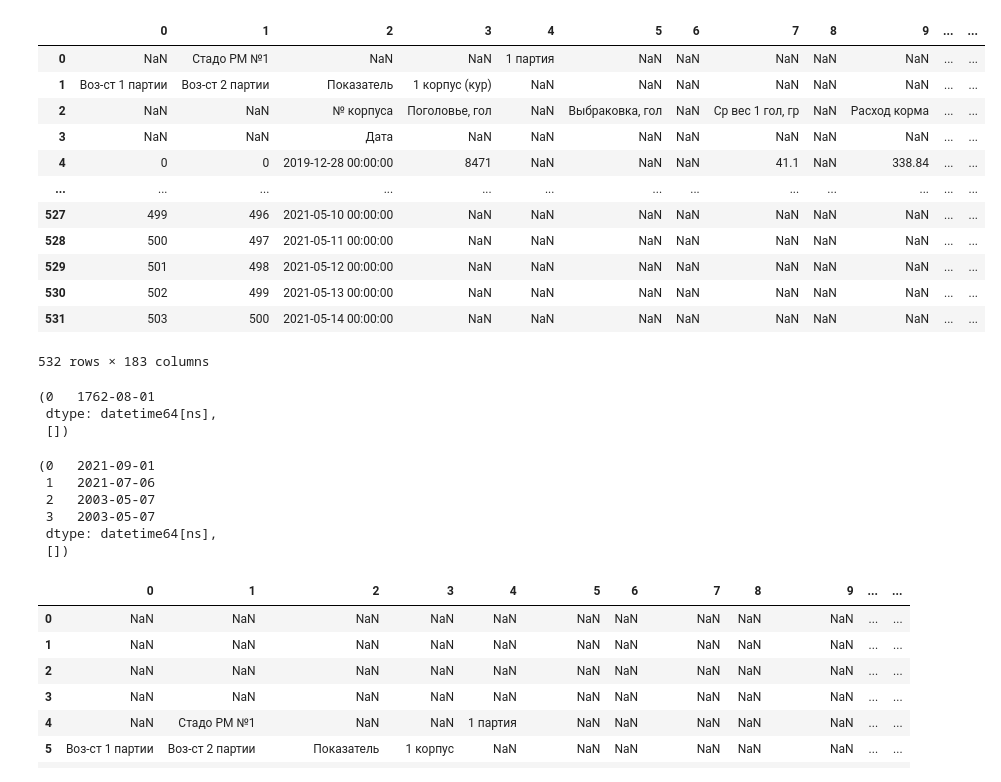
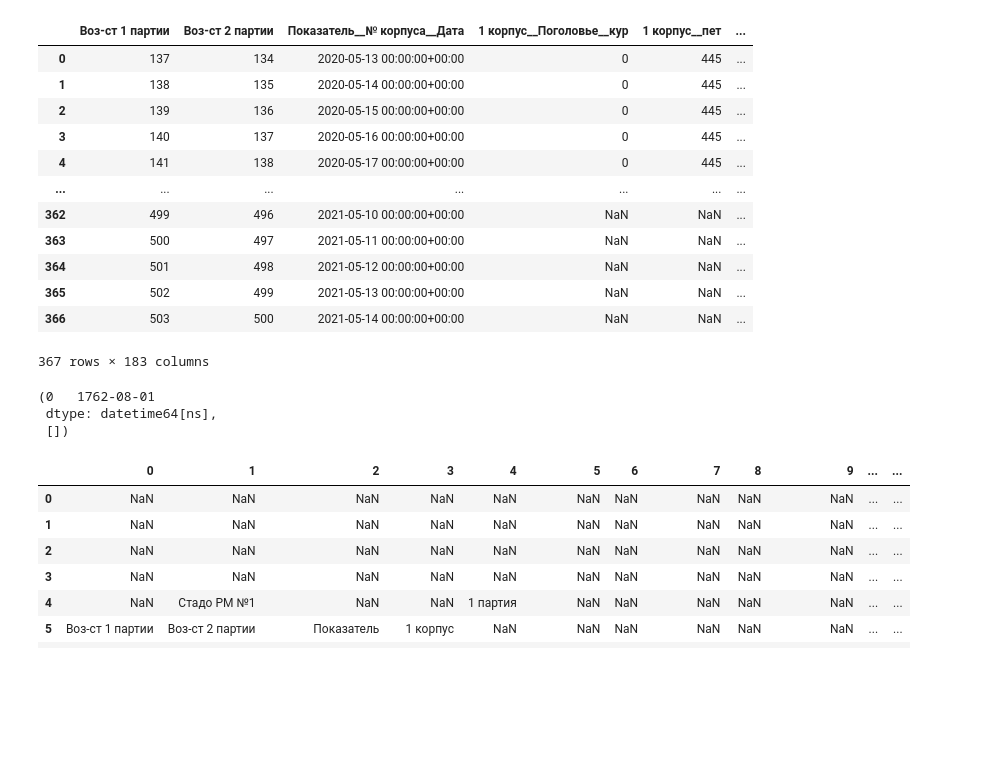
Before and after one commit to irumata/TableParser, a Jupyter notebook: prototypeOf_parser.ipynb, the cells around one changed output. Saved outputs shown, nothing was run; the diff lists cells and outputs as text; code cells hidden in the pictures; blank space fills up the shorter version.

```diff
--- a/prototypeOf_parser.ipynb
+++ b/prototypeOf_parser.ipynb
@@ -279,33 +262,25 @@ pd.read_excel(open('file22.xlsx', 'rb'),header=None,sheet_name='Стадо 1 ')
 # %%
+sheet_to_df_map['Стадо 1 ']
 # %% [output]
-|  | 0 | 1 | 2 | 3 | 4 | 5 | 6 | 7 | 8 | 9 | ... | ... |
-| 0 | NaN | Стадо РМ №1 | NaN | NaN | 1 партия | NaN | NaN | NaN | NaN | NaN | ... | ... |
-| 1 | Воз-ст 1 партии | Воз-ст 2 партии | Показатель | 1 корпус (кур) | NaN | NaN | NaN | NaN | NaN | NaN | ... | ... |
-| 2 | NaN | NaN | № корпуса | Поголовье, гол | NaN | Выбраковка, гол | NaN | Ср вес 1 гол, гр | NaN | Расход корма | ... | ... |
-| 3 | NaN | NaN | Дата | NaN | NaN | NaN | NaN | NaN | NaN | NaN | ... | ... |
-| 4 | 0 | 0 | 2019-12-28 00:00:00 | 8471 | NaN | NaN | NaN | 41.1 | NaN | 338.84 | ... | ... |
-| ... | ... | ... | ... | ... | ... | ... | ... | ... | ... | ... | ... | ... |
-| 527 | 499 | 496 | 2021-05-10 00:00:00 | NaN | NaN | NaN | NaN | NaN | NaN | NaN | ... | ... |
-| 528 | 500 | 497 | 2021-05-11 00:00:00 | NaN | NaN | NaN | NaN | NaN | NaN | NaN | ... | ... |
-| 529 | 501 | 498 | 2021-05-12 00:00:00 | NaN | NaN | NaN | NaN | NaN | NaN | NaN | ... | ... |
-| 530 | 502 | 499 | 2021-05-13 00:00:00 | NaN | NaN | NaN | NaN | NaN | NaN | NaN | ... | ... |
-| 531 | 503 | 500 | 2021-05-14 00:00:00 | NaN | NaN | NaN | NaN | NaN | NaN | NaN | ... | ... |
+|  | Воз-ст 1 партии | Воз-ст 2 партии | Показатель__№ корпуса__Дата | 1 корпус__Поголовье__кур | 1 корпус__пет | ... |
+| 0 | 137 | 134 | 2020-05-13 00:00:00+00:00 | 0 | 445 | ... |
+| 1 | 138 | 135 | 2020-05-14 00:00:00+00:00 | 0 | 445 | ... |
+| 2 | 139 | 136 | 2020-05-15 00:00:00+00:00 | 0 | 445 | ... |
+| 3 | 140 | 137 | 2020-05-16 00:00:00+00:00 | 0 | 445 | ... |
+| 4 | 141 | 138 | 2020-05-17 00:00:00+00:00 | 0 | 445 | ... |
+| ... | ... | ... | ... | ... | ... | ... |
+| 362 | 499 | 496 | 2021-05-10 00:00:00+00:00 | NaN | NaN | ... |
+| 363 | 500 | 497 | 2021-05-11 00:00:00+00:00 | NaN | NaN | ... |
+| 364 | 501 | 498 | 2021-05-12 00:00:00+00:00 | NaN | NaN | ... |
+| 365 | 502 | 499 | 2021-05-13 00:00:00+00:00 | NaN | NaN | ... |
+| 366 | 503 | 500 | 2021-05-14 00:00:00+00:00 | NaN | NaN | ... |
-532 rows × 183 columns
+367 rows × 183 columns
 # %%
 testTableParser.parse(pd.Series("1762.08"))
 # %% [output]
 (0   1762-08-01
  dtype: datetime64[ns],
  [])
-# %%
-testTableParser.parse(series)
-# %% [output]
-(0   2021-09-01
- 1   2021-07-06
- 2   2003-05-07
- 3   2003-05-07
- dtype: datetime64[ns],
- [])
 # %%
 df_list  = [df.iloc[:157,:].reset_index(drop=True),df.iloc[157:,:].reset_index(drop=True)]
 df_list[1].head(10)
```
Also changed, not shown: parts of 5 cells of this notebook, 2 other files.
